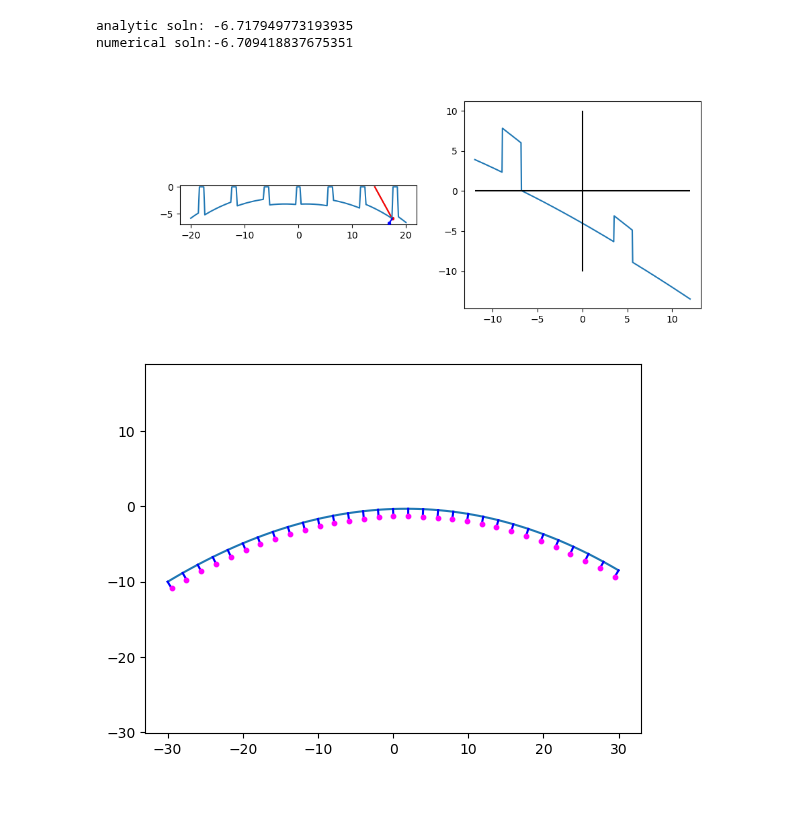
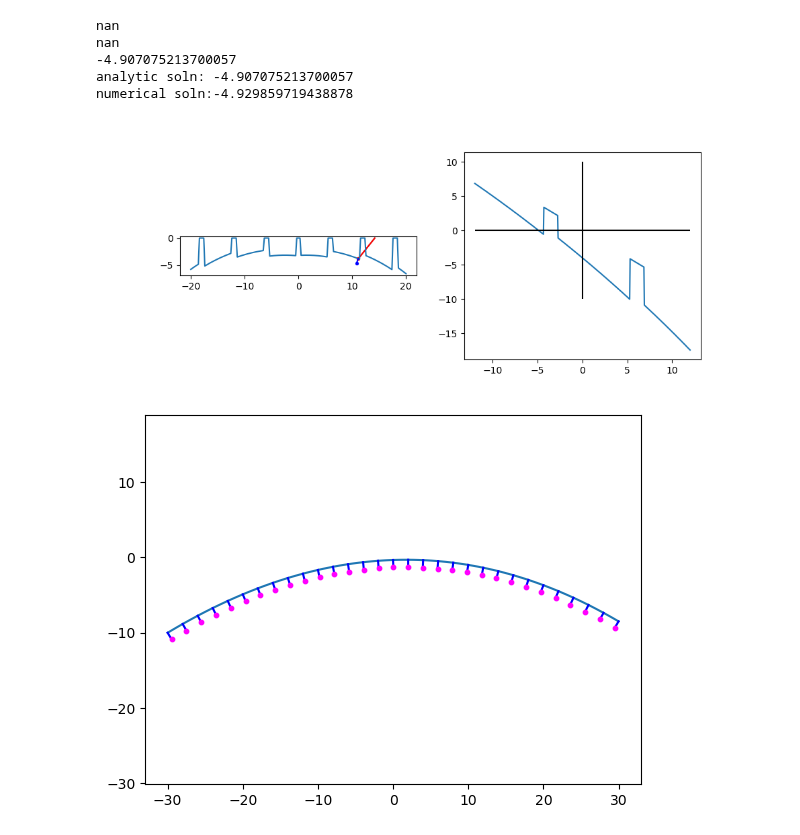
Before and after one commit to ellenle3/ifugen, a Jupyter notebook: python/surface_generator.ipynb, the cells around one changed output. Cells and saved outputs as stored; diff of their text form; code cells hidden in the pictures; blank space fills up the shorter version.

```diff
--- a/python/surface_generator.ipynb
+++ b/python/surface_generator.ipynb
@@ -41,7 +242,7 @@ def make_sample_txt(p, fn_out="custom_mirror_array_params_0.txt"):
 p = ImageSlicerParams(
     custom = False,
     surface_type = 0,
-    n_each = 5,
+    n_each = 2,
     n_rows = 1,
     n_cols = 5,
     angle_mode = 0,
@@ -55,6 +256,7 @@ p = ImageSlicerParams(
     dsyz = 0,
     dsxy = 0,
     dsxz = 0,
+    du = 0,
     alpha_cen = 0,
     beta_cen = 0,
     gamma_cen = 0,
@@ -63,6 +265,7 @@ p = ImageSlicerParams(
     syz_cen = 0,
     sxy_cen = 0,
     sxz_cen = 0,
+    u_cen = 0,
     dx = 10,
     dy = 4,
     c = -1/50,
@@ -76,16 +279,16 @@ p = ImageSlicerParams(
 trace_walls = True
 custom_slice_params = np.array([])
 
-yt = 0
+yt = 0.1
 x = np.linspace(-20, 20, 200)
 surf = np.zeros(len(x))
 for i,x1 in enumerate(x):
     surf[i] = make_image_slicer(x1, yt, p, custom_slice_params)
 
 xt = -12
-l = -1.5
-m = 0.1
-n = 0.8
+l = -1.
+m = 0.0
+n = 0.6
 
 #xt = -5
 #l = 0.2
@@ -97,10 +300,10 @@ m /= norm
 n /= norm
 
 ray_in = RayIn(xt, yt, l, m, n)
-ray_out = RayOut(0, 0, 0, 0, 0, 0, 0)
 
 zmin, zmax = find_global_extrema_slicer(p, custom_slice_params)
-ray_out = ray_trace_slicer(ray_in, zmin, zmax, trace_walls, p, custom_slice_params)
+umin, umax = get_min_max_u(p, custom_slice_params)
+ray_out = ray_trace_slicer(ray_in, zmin, zmax, umin, umax, trace_walls, p, custom_slice_params)
 print("analytic soln: " + str(ray_out.t))
 
 t = np.linspace(-12, 12, 500)
@@ -157,6 +372,7 @@ p = ImageSlicerParams(
     dsyz = 0,
     dsxy = 0,
     dsxz = 0,
+    du = 0,
     alpha_cen = 2,
     beta_cen = -7,
     gamma_cen = 4,
@@ -165,6 +381,7 @@ p = ImageSlicerParams(
     syz_cen = 0,
     sxy_cen = 0,
     sxz_cen = 0,
+    u_cen = 0,
     dx = 10,
     dy = 5,
     c = -1/30,
@@ -187,7 +404,7 @@ for i,y1 in enumerate(y):
 
 yt = 14.2
 l = 0
-m = -0.55
+m = 0.8
 n = 1
 norm = np.sqrt(l*l+m*m+n*n)
 l /= norm
@@ -198,42 +415,46 @@ ray_in = RayIn(xt, yt, l, m, n)
 ray_out = RayOut(0, 0, 0, 0, 0, 0, 0)
 
 zmin, zmax = find_global_extrema_slicer(p, custom_slice_params)
-ray_out = ray_trace_slicer(ray_in, zmin, zmax, trace_walls, p, custom_slice_params)
+umin, umax = get_min_max_u(p, custom_slice_params)
+ray_out = ray_trace_slicer(ray_in, zmin, zmax, umin, umax, trace_walls, p, custom_slice_params)
 print("analytic soln: " + str(ray_out.t))
 
 t = np.linspace(-12, 12, 500)
 feval = np.zeros(len(t))
 for i,t1 in enumerate(t):
     feval[i] = transfer_equation(t1, xt, yt, l, m, n, p, custom_slice_params)
 idx = np.nanargmin(np.abs(feval))
 tnum = t[idx]
 print("numerical soln:" + str(tnum))
 
 fig, axs = plt.subplots(nrows=1, ncols=2, figsize=(10,4))
 axs[0].plot(y, surf)
 
 # Draw analytically calculated ray and surface normal
 axs[0].plot([ray_in.yt, ray_out.ys], [0, ray_out.zs], c='r', zorder=1)
 axs[0].scatter([ray_out.ys], [ray_out.zs], c='r', s=8, zorder=1)
 axs[0].plot([ray_out.ys, ray_out.ys + ray_out.mn], [ray_out.zs, ray_out.zs + ray_out.nn], c='b')
 axs[0].scatter([ray_out.ys + ray_out.mn], [ray_out.zs + ray_out.nn], c='b', s=8, zorder=10)
 
 # Numerically determined ray
 axs[0].plot([ray_in.yt, ray_in.yt + tnum*ray_in.m], [0, tnum*ray_in.n], c='gray', zorder=0)
 axs[0].scatter([ray_in.yt + tnum*ray_in.m], [tnum*ray_in.n], c='gray', s=8, zorder=0)
 
 axs[0].set_aspect("equal")
 
 axs[1].plot(t, feval)
 axs[1].hlines(0, t[0], t[-1], colors='k')
 axs[1].vlines(0, -10, 10, colors='k')
 #axs[1].set_ylim(np.nanmin(feval), np.nanmax(feval))
 
 plt.show()
 # %% [output]
-analytic soln: -6.717949773193935
-numerical soln:-6.709418837675351
+nan
+nan
+-4.907075213700057
+analytic soln: -4.907075213700057
+numerical soln:-4.929859719438878
-[figure, old version]
+[figure, new version]
 # %%
 #sag_func = tilted_plane_sag
 #surface_norm_func = tilted_plane_surface_normal
```
Also changed, not shown: parts of 8 cells of this notebook, 2 other files.
